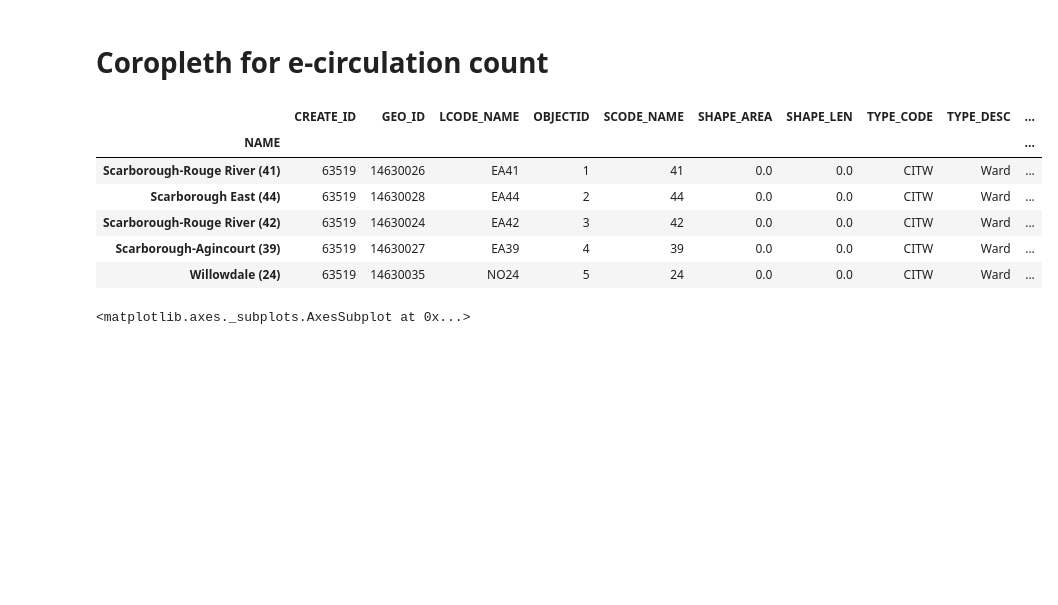
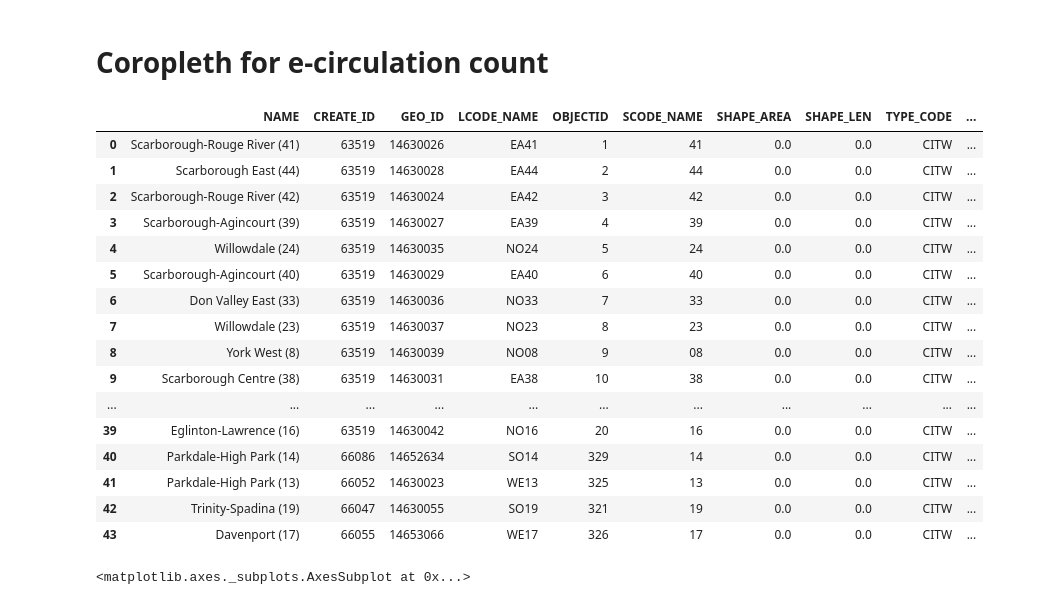
Before and after one commit to edl2118/studio-projects, a Jupyter notebook: code/project1/Project 1 - eCirculation Toronto Public Library.ipynb, the cells around one changed output. Saved outputs shown, nothing was run; the diff lists cells and outputs as text; code cells hidden in the pictures; blank space fills up the shorter version.

```diff
--- a/code/project1/Project 1 - eCirculation Toronto Public Library.ipynb
+++ b/code/project1/Project 1 - eCirculation Toronto Public Library.ipynb
@@ -511,15 +451,25 @@ Name: LCODE_NAME, dtype: object
 # Coropleth for e-circulation count
 # %%
 wards['ecirculation_count'] = only_ebooks['NAME'].value_counts()
-wards.head()
+wards
 # %% [output]
-|  | CREATE_ID | GEO_ID | LCODE_NAME | OBJECTID | SCODE_NAME | SHAPE_AREA | SHAPE_LEN | TYPE_CODE | TYPE_DESC | ... |
-| NAME |  |  |  |  |  |  |  |  |  | ... |
-| Scarborough-Rouge River (41) | 63519 | 14630026 | EA41 | 1 | 41 | 0.0 | 0.0 | CITW | Ward | ... |
-| Scarborough East (44) | 63519 | 14630028 | EA44 | 2 | 44 | 0.0 | 0.0 | CITW | Ward | ... |
-| Scarborough-Rouge River (42) | 63519 | 14630024 | EA42 | 3 | 42 | 0.0 | 0.0 | CITW | Ward | ... |
-| Scarborough-Agincourt (39) | 63519 | 14630027 | EA39 | 4 | 39 | 0.0 | 0.0 | CITW | Ward | ... |
-| Willowdale (24) | 63519 | 14630035 | NO24 | 5 | 24 | 0.0 | 0.0 | CITW | Ward | ... |
+|  | NAME | CREATE_ID | GEO_ID | LCODE_NAME | OBJECTID | SCODE_NAME | SHAPE_AREA | SHAPE_LEN | TYPE_CODE | ... |
+| 0 | Scarborough-Rouge River (41) | 63519 | 14630026 | EA41 | 1 | 41 | 0.0 | 0.0 | CITW | ... |
+| 1 | Scarborough East (44) | 63519 | 14630028 | EA44 | 2 | 44 | 0.0 | 0.0 | CITW | ... |
+| 2 | Scarborough-Rouge River (42) | 63519 | 14630024 | EA42 | 3 | 42 | 0.0 | 0.0 | CITW | ... |
+| 3 | Scarborough-Agincourt (39) | 63519 | 14630027 | EA39 | 4 | 39 | 0.0 | 0.0 | CITW | ... |
+| 4 | Willowdale (24) | 63519 | 14630035 | NO24 | 5 | 24 | 0.0 | 0.0 | CITW | ... |
+| 5 | Scarborough-Agincourt (40) | 63519 | 14630029 | EA40 | 6 | 40 | 0.0 | 0.0 | CITW | ... |
+| 6 | Don Valley East (33) | 63519 | 14630036 | NO33 | 7 | 33 | 0.0 | 0.0 | CITW | ... |
+| 7 | Willowdale (23) | 63519 | 14630037 | NO23 | 8 | 23 | 0.0 | 0.0 | CITW | ... |
+| 8 | York West (8) | 63519 | 14630039 | NO08 | 9 | 08 | 0.0 | 0.0 | CITW | ... |
+| 9 | Scarborough Centre (38) | 63519 | 14630031 | EA38 | 10 | 38 | 0.0 | 0.0 | CITW | ... |
+| ... | ... | ... | ... | ... | ... | ... | ... | ... | ... | ... |
+| 39 | Eglinton-Lawrence (16) | 63519 | 14630042 | NO16 | 20 | 16 | 0.0 | 0.0 | CITW | ... |
+| 40 | Parkdale-High Park (14) | 66086 | 14652634 | SO14 | 329 | 14 | 0.0 | 0.0 | CITW | ... |
+| 41 | Parkdale-High Park (13) | 66052 | 14630023 | WE13 | 325 | 13 | 0.0 | 0.0 | CITW | ... |
+| 42 | Trinity-Spadina (19) | 66047 | 14630055 | SO19 | 321 | 19 | 0.0 | 0.0 | CITW | ... |
+| 43 | Davenport (17) | 66055 | 14653066 | WE17 | 326 | 17 | 0.0 | 0.0 | CITW | ... |
 # %%
 wards.plot()
 # %% [output]
```
Also changed, not shown: parts of 25 cells of this notebook, 7 other files.
